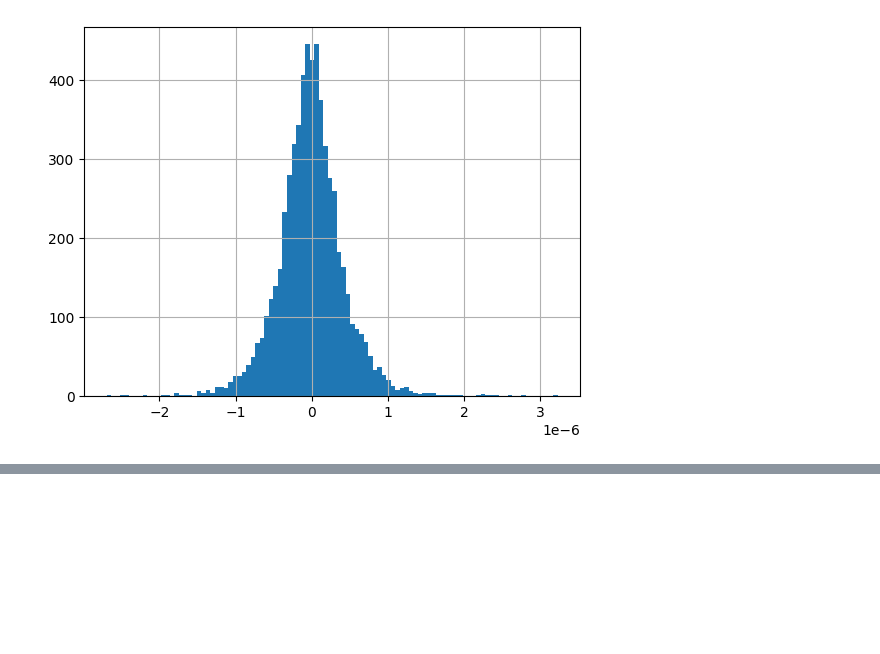
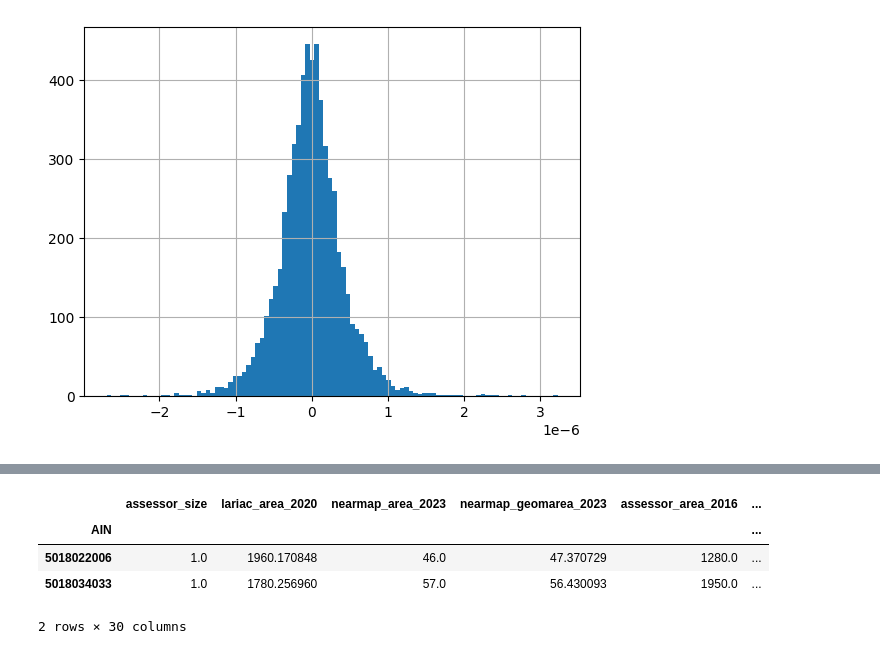
Before and after one commit to AdamSwietek/Hidden_Housing, a Jupyter notebook: notebooks/eda/feb12.ipynb, the cells around one changed output, grey strips where cells are left out. Cells and saved outputs as stored; diff of their text form; code cells hidden in the pictures; blank space fills up the shorter version.

```diff
--- a/notebooks/eda/feb12.ipynb
+++ b/notebooks/eda/feb12.ipynb
@@ -330,0 +370,27 @@ plt.show()
+# %%
+'''--- FLAG PARCELS: BFP exceeds same-year assessor record ---
+Using same-year comparisons to remove temporal mismatch:
+  LARIAC 2020 vs Assessor 2020
+  Nearmap 2023 vs Assessor 2020 (closest available)
+'''
+PCT_THRESHOLD = 50  # percent
+
+dfc['flag_lar20'] = dfc['pct_diff_lar20_asr20'] > PCT_THRESHOLD
+dfc['flag_nm23']  = dfc['pct_diff_nm23_asr20']  > PCT_THRESHOLD
+dfc['flag_both']  = dfc['flag_lar20'] & dfc['flag_nm23']
+
+print(f"Parcels where BFP > {PCT_THRESHOLD}% more than Assessor 2020:")
+print(f"  LARIAC 2020:  {dfc['flag_lar20'].sum()} ({dfc['flag_lar20'].mean()*100:.1f}%)")
+print(f"  Nearmap 2023: {dfc['flag_nm23'].sum()} ({dfc['flag_nm23'].mean()*100:.1f}%)")
+print(f"  Both agree:   {dfc['flag_both'].sum()} ({dfc['flag_both'].mean()*100:.1f}%)")
+
+# growth between BFP sources
+GROWTH_PCT = 20
+dfc['flag_growth'] = dfc['pct_diff_nm23_lar20'] > GROWTH_PCT
+print(f"\nParcels where Nearmap 2023 > {GROWTH_PCT}% more than LARIAC 2020:")
+print(f"  {dfc['flag_growth'].sum()} ({dfc['flag_growth'].mean()*100:.1f}%)")
+
+# assessor record change
+dfc['flag_asr_change'] = dfc['pct_diff_asr20_asr16'].abs() > 10
+print(f"\nParcels where Assessor changed >10% (2016 to 2020):")
+print(f"  {dfc['flag_asr_change'].sum()} ({dfc['flag_asr_change'].mean()*100:.1f}%)")
@@ -330,0 +408,8 @@ plt.show()
+# %%
+dfc.sort_values(by='pct_diff_nm23_asr16', ascending=False).tail(2)
+# %% [output]
+|  | assessor_size | lariac_area_2020 | nearmap_area_2023 | nearmap_geomarea_2023 | assessor_area_2016 | ... |
+| AIN |  |  |  |  |  | ... |
+| 5018022006 | 1.0 | 1960.170848 | 46.0 | 47.370729 | 1280.0 | ... |
+| 5018034033 | 1.0 | 1780.256960 | 57.0 | 56.430093 | 1950.0 | ... |
+2 rows × 30 columns
```
Also changed, not shown: parts of 16 cells of this notebook.
